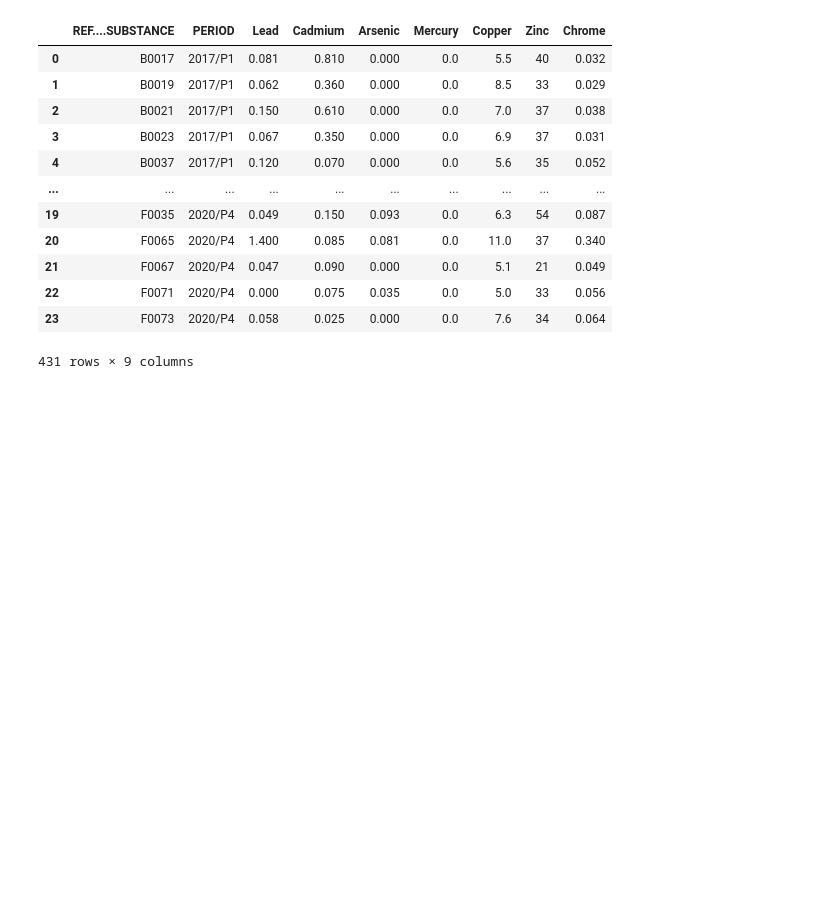
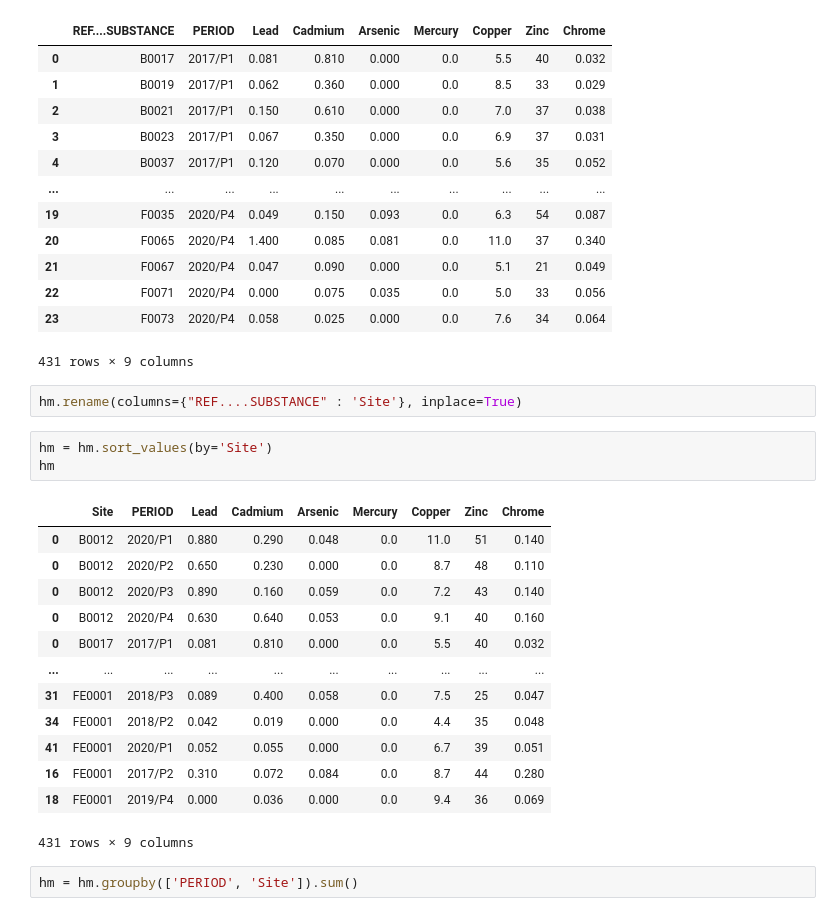
Before and after one commit to Nooreyni/Beeodiversity, a Jupyter notebook: heavy_metal.ipynb, the cells around one changed output. Cells and saved outputs as stored; diff of their text form; blank space fills up the shorter version.

```diff
--- a/heavy_metal.ipynb
+++ b/heavy_metal.ipynb
@@ -206,3 +206,24 @@ hm
 | 22 | F0071 | 2020/P4 | 0.000 | 0.075 | 0.035 | 0.0 | 5.0 | 33 | 0.056 |
 | 23 | F0073 | 2020/P4 | 0.058 | 0.025 | 0.000 | 0.0 | 7.6 | 34 | 0.064 |
 431 rows × 9 columns
+# %%
+hm.rename(columns={"REF....SUBSTANCE" : 'Site'}, inplace=True)
+# %%
+hm = hm.sort_values(by='Site')
+hm
+# %% [output]
+|  | Site | PERIOD | Lead | Cadmium | Arsenic | Mercury | Copper | Zinc | Chrome |
+| 0 | B0012 | 2020/P1 | 0.880 | 0.290 | 0.048 | 0.0 | 11.0 | 51 | 0.140 |
+| 0 | B0012 | 2020/P2 | 0.650 | 0.230 | 0.000 | 0.0 | 8.7 | 48 | 0.110 |
+| 0 | B0012 | 2020/P3 | 0.890 | 0.160 | 0.059 | 0.0 | 7.2 | 43 | 0.140 |
+| 0 | B0012 | 2020/P4 | 0.630 | 0.640 | 0.053 | 0.0 | 9.1 | 40 | 0.160 |
+| 0 | B0017 | 2017/P1 | 0.081 | 0.810 | 0.000 | 0.0 | 5.5 | 40 | 0.032 |
+| ... | ... | ... | ... | ... | ... | ... | ... | ... | ... |
+| 31 | FE0001 | 2018/P3 | 0.089 | 0.400 | 0.058 | 0.0 | 7.5 | 25 | 0.047 |
+| 34 | FE0001 | 2018/P2 | 0.042 | 0.019 | 0.000 | 0.0 | 4.4 | 35 | 0.048 |
+| 41 | FE0001 | 2020/P1 | 0.052 | 0.055 | 0.000 | 0.0 | 6.7 | 39 | 0.051 |
+| 16 | FE0001 | 2017/P2 | 0.310 | 0.072 | 0.084 | 0.0 | 8.7 | 44 | 0.280 |
+| 18 | FE0001 | 2019/P4 | 0.000 | 0.036 | 0.000 | 0.0 | 9.4 | 36 | 0.069 |
+431 rows × 9 columns
+# %%
+hm = hm.groupby(['PERIOD', 'Site']).sum()
```
Also changed, not shown: parts of 5 cells of this notebook, 5 other files.
